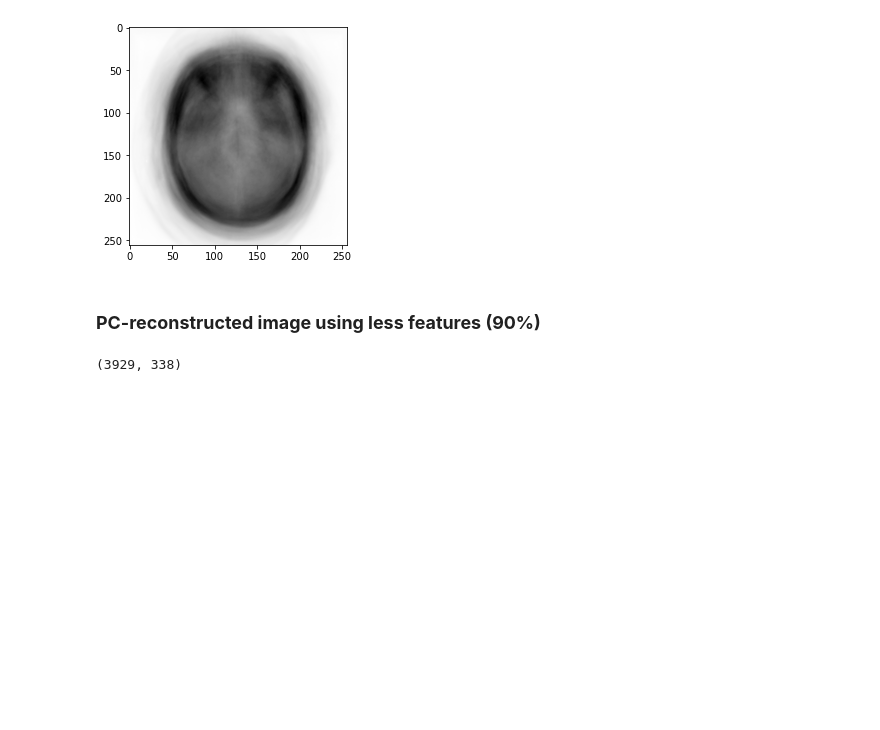
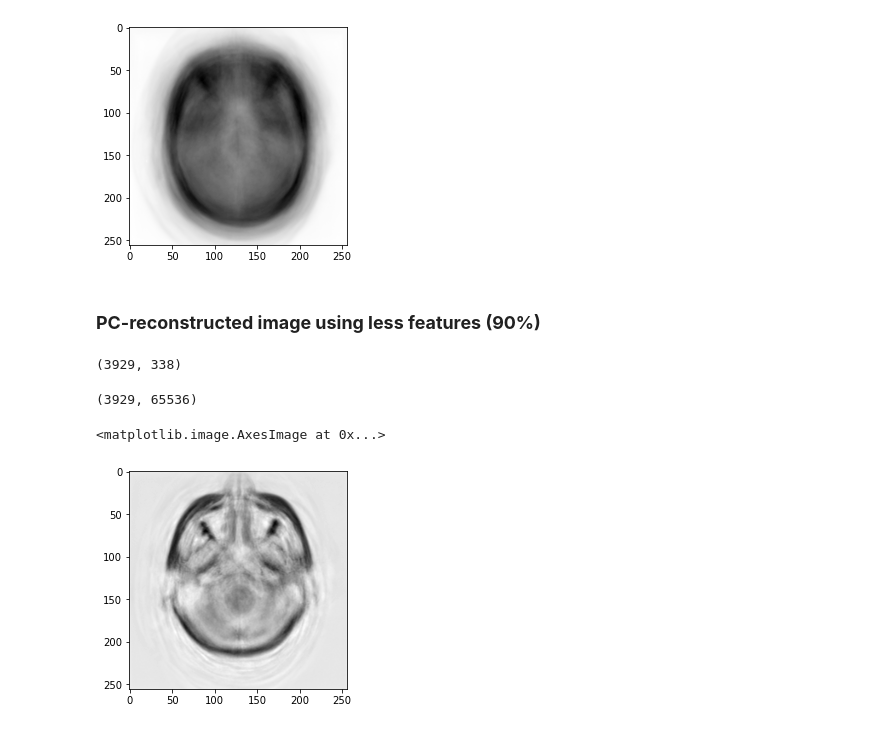
Before and after one commit to FgSurewin/Brain_Tumor_Project, a Jupyter notebook: notebooks/Niloufar_notebook.ipynb, the cells around one changed output. Saved outputs shown, nothing was run; the diff lists cells and outputs as text; code cells hidden in the pictures; blank space fills up the shorter version.

Commit message:
Comparing figures

```diff
--- a/notebooks/Niloufar_notebook.ipynb
+++ b/notebooks/Niloufar_notebook.ipynb
@@ -324,3 +324,14 @@ pca_projection2 = pca_model2.transform(image_df) #this is scores
 pca_projection2.shape
 # %% [output]
 (3929, 338)
+# %%
+pca_recovered = pca_model2.inverse_transform(pca_projection2)
+pca_recovered.shape
+# %% [output]
+(3929, 65536)
+# %%
+recovered_image1= pca_recovered[3,:].reshape(256,256)
+plt.imshow(-recovered_image1,cmap='gray')  #or plt.imshow(recovered_image1,cmap='gray_r')
+# %% [output]
+<matplotlib.image.AxesImage at 0x...>
+[figure, added]
```
Also changed, not shown: parts of 1 cell of this notebook.
